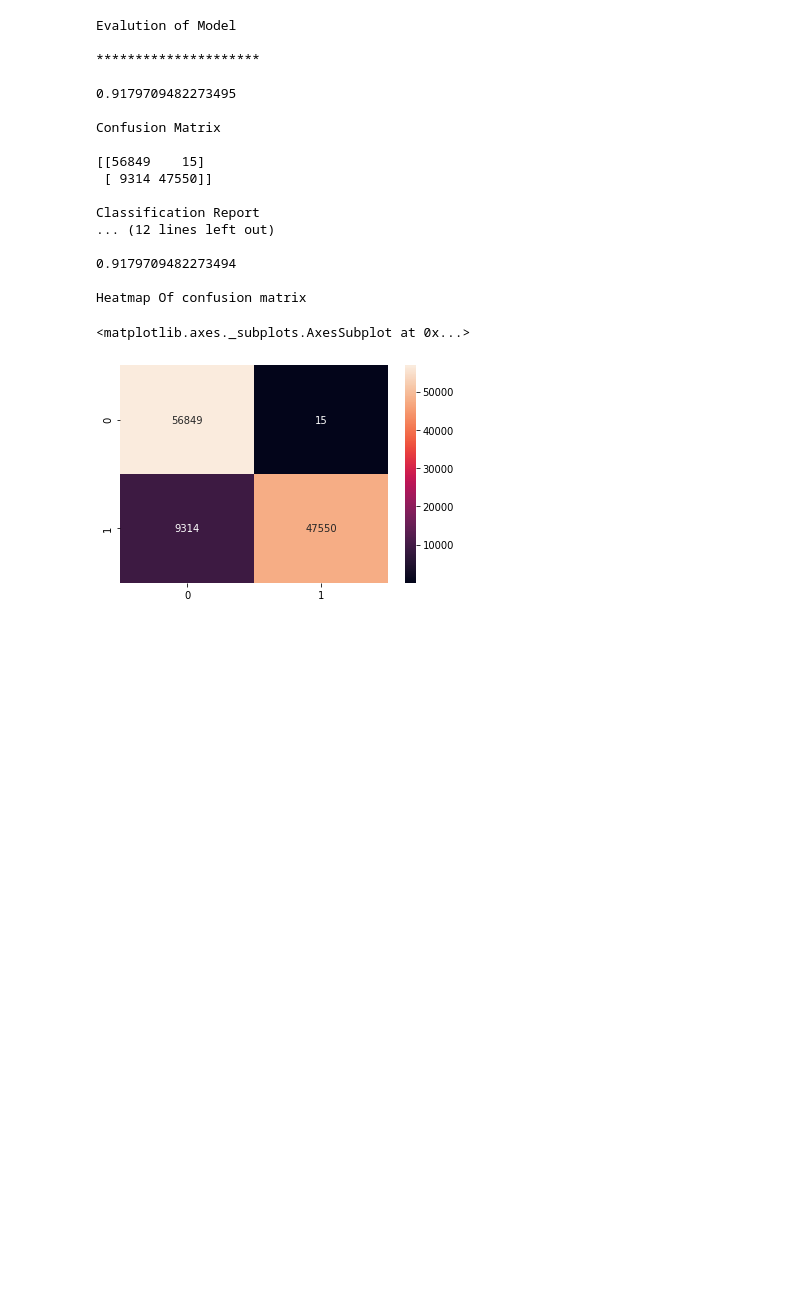
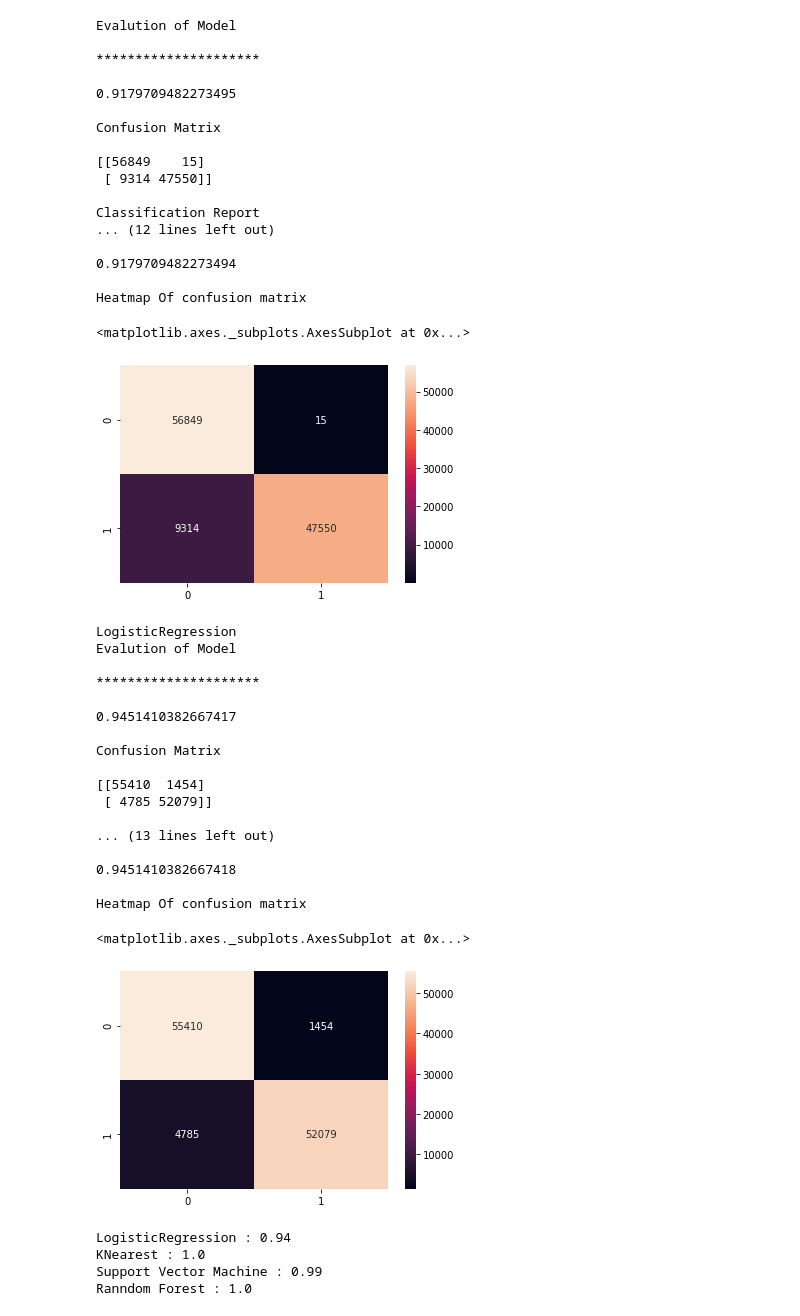
Before and after one commit to Mukesh8688/CreditCardFraudDetection, a Jupyter notebook: CreditCardFraudDetection.ipynb, the cells around one changed output. Drawn from its saved outputs; the diff is of its cells as text; code cells hidden in the pictures; blank space fills up the shorter version.

```diff
--- a/CreditCardFraudDetection.ipynb
+++ b/CreditCardFraudDetection.ipynb
@@ -408,3 +409,45 @@ Classification Report
 Heatmap Of confusion matrix
 <matplotlib.axes._subplots.AxesSubplot at 0x...>
 [figure]
+# %%
+# Evalution for LogisticRegression
+
+print("LogisticRegression")
+print("Evalution of Model \n")
+print("*********************\n")
+print(accuracy_score(y_test,lg_pred))
+
+print("\nConfusion Matrix \n")
+print(confusion_matrix(y_test,lg_pred))
+
+
+
+print("\nClassification Report\n")
+print(classification_report(y_test,lg_pred))
+
+print("\nROC_AUC_SCORE\n")
+print(roc_auc_score(y_test,lg_pred))
+
+
+print("\nHeatmap Of confusion matrix\n")
+sns.heatmap(confusion_matrix(y_test,lg_pred),annot =True,fmt='g')
+# %% [output]
+LogisticRegression
+Evalution of Model
+
+*********************
+
+0.9451410382667417
+
+Confusion Matrix
+
+[[55410  1454]
+ [ 4785 52079]]
+
+... (13 lines left out)
+
+0.9451410382667418
+
+Heatmap Of confusion matrix
+<matplotlib.axes._subplots.AxesSubplot at 0x...>
+[figure, added]
@@ -410,0 +479,15 @@ Heatmap Of confusion matrix
+# %%
+# apply cross validation on every algorithm
+
+
+from sklearn.model_selection import cross_val_score
+
+
+for key,classifier in classifiers.items():
+    training_score = cross_val_score(classifier,X_train,y_train,cv=5)
+    print(f"{key} : {round(training_score.mean(),2)}")
+# %% [output]
+LogisticRegression : 0.94
+KNearest : 1.0
+Support Vector Machine : 0.99
+Ranndom Forest : 1.0
```
Also changed, not shown: parts of 2 cells of this notebook.
